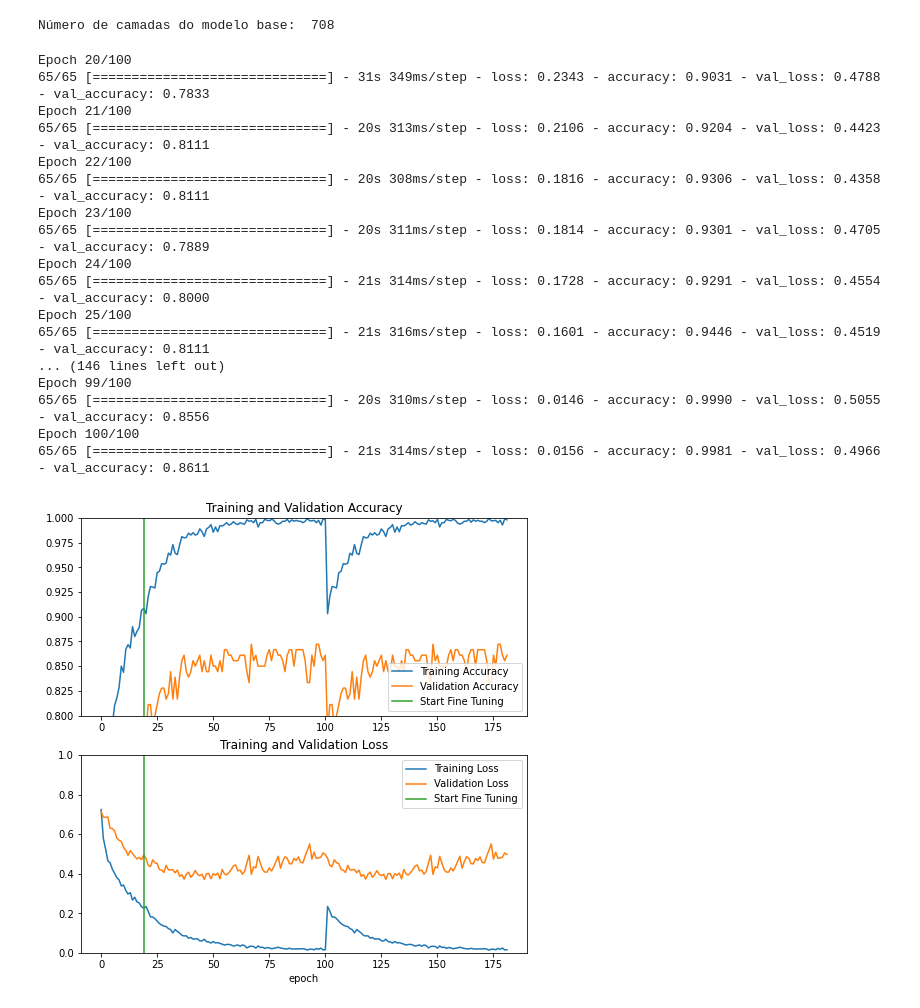
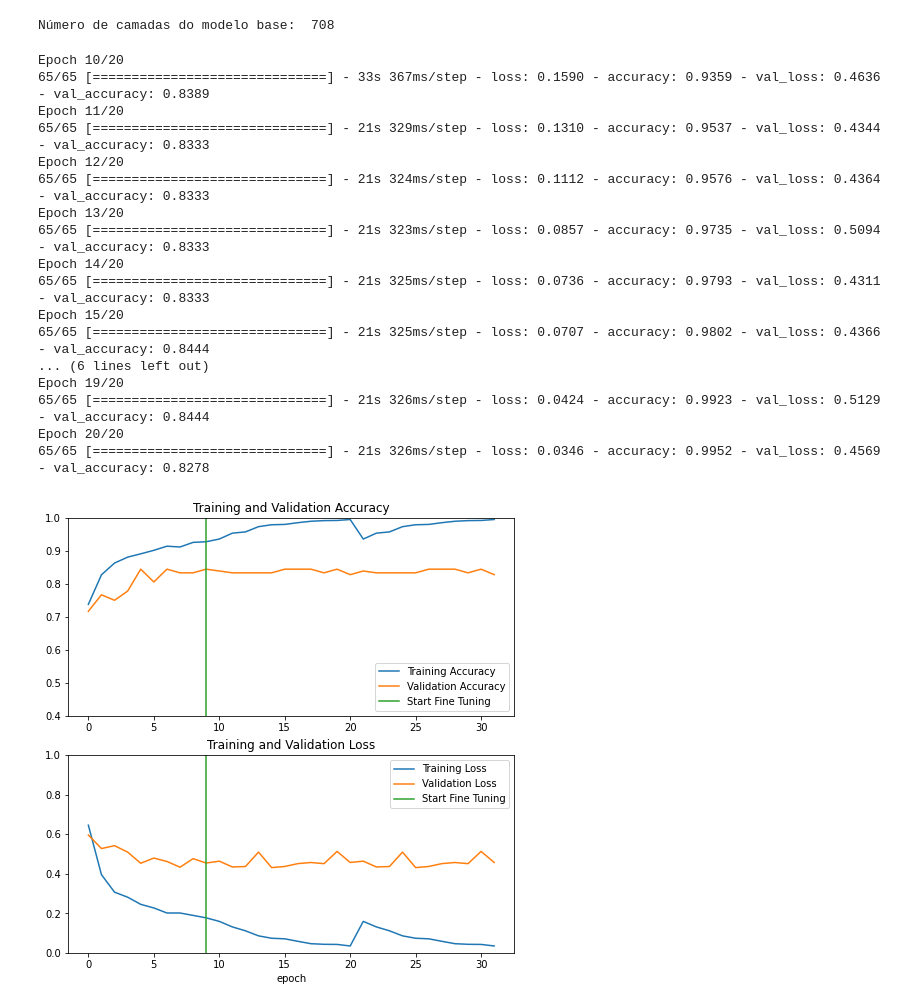
Before and after one commit to danielmacedodc/SIBGRAPI_2022, a Jupyter notebook: Explainability_Breast _Cancer_DenseNet.ipynb, the cells around one changed output. Cells and saved outputs as stored; diff of their text form; code cells hidden in the pictures.

```diff
--- a/Explainability_Breast _Cancer_DenseNet.ipynb
+++ b/Explainability_Breast _Cancer_DenseNet.ipynb
@@ -79,7 +79,7 @@ test_dir = 'BreakHis400x_Balanceado/Dataset/test_set/'
 # Especificações para o treinamento da rede
 IMG_SHAPE = (224, 224, 3)
 BATCH_SIZE = 32
-EPOCHS = 100
+EPOCHS = 20
 # %%
 train_datagen = ImageDataGenerator(rescale=1./255)
 valid_datagen = ImageDataGenerator(rescale=1./255)
@@ -137,8 +137,8 @@ inputs = Input(shape=IMG_SHAPE)
 x = basemodel(inputs)
 
 x = Dense(256, activation="relu")(x)
-x = Dropout(0.4)(x)
-
+x = Dropout(0.5)(x)
+'''
 x = BatchNormalization()(x)
 x = Dense(128, activation="relu")(x)
 x = Dropout(0.3)(x)
@@ -150,6 +150,7 @@ x = Dropout(0.2)(x)
 x = BatchNormalization()(x)
 x = Dense(32, activation="relu")(x)
 x = Dropout(0.2)(x)
+'''
 
 outputs = Dense(1, activation="sigmoid")(x)
 
@@ -165,8 +166,8 @@ base_learning_rate = 0.0001
 opt = Adam(learning_rate=base_learning_rate)
 model.compile(loss="binary_crossentropy", optimizer=opt, metrics=["accuracy"])
 # %%
-# Fase 1 - treina apenas com algumas épocas (20% do total)
-initial_epochs = int(EPOCHS*0.2)
+# Fase 1 - treina apenas com algumas épocas (50% do total)
+initial_epochs = int(EPOCHS*0.5)
 history = model.fit(train_data,
                     epochs=initial_epochs,
                     validation_data=val_data)
@@ -234,59 +238,59 @@ for layer in basemodel.layers[-int(len(basemodel.layers)*0.2):]:
 opt = Adam(learning_rate=base_learning_rate/10)
 model.compile(loss="binary_crossentropy", optimizer=opt, metrics=["accuracy"])
 # %%
-# Fase 2 - treina apenas com a quantidade de épocas que faltam (80% finais)
+# Fase 2 - treina apenas com a quantidade de épocas que faltam (50% finais)
 # Note que iniciará de initial_epoch=history.epoch[-1]
 history_fine = model.fit(train_data,
                     epochs=EPOCHS,
                     initial_epoch=history.epoch[-1],
                     validation_data=val_data)
 # %% [output]
-Epoch 20/100
-65/65 [==============================] - 31s 349ms/step - loss: 0.2343 - accuracy: 0.9031 - val_loss: 0.4788 - val_accuracy: 0.7833
-Epoch 21/100
-65/65 [==============================] - 20s 313ms/step - loss: 0.2106 - accuracy: 0.9204 - val_loss: 0.4423 - val_accuracy: 0.8111
-Epoch 22/100
-65/65 [==============================] - 20s 308ms/step - loss: 0.1816 - accuracy: 0.9306 - val_loss: 0.4358 - val_accuracy: 0.8111
-Epoch 23/100
-65/65 [==============================] - 20s 311ms/step - loss: 0.1814 - accuracy: 0.9301 - val_loss: 0.4705 - val_accuracy: 0.7889
-Epoch 24/100
-65/65 [==============================] - 21s 314ms/step - loss: 0.1728 - accuracy: 0.9291 - val_loss: 0.4554 - val_accuracy: 0.8000
-Epoch 25/100
-65/65 [==============================] - 21s 316ms/step - loss: 0.1601 - accuracy: 0.9446 - val_loss: 0.4519 - val_accuracy: 0.8111
-... (146 lines left out)
-Epoch 99/100
-65/65 [==============================] - 20s 310ms/step - loss: 0.0146 - accuracy: 0.9990 - val_loss: 0.5055 - val_accuracy: 0.8556
-Epoch 100/100
-65/65 [==============================] - 21s 314ms/step - loss: 0.0156 - accuracy: 0.9981 - val_loss: 0.4966 - val_accuracy: 0.8611
+Epoch 10/20
+65/65 [==============================] - 33s 367ms/step - loss: 0.1590 - accuracy: 0.9359 - val_loss: 0.4636 - val_accuracy: 0.8389
+Epoch 11/20
+65/65 [==============================] - 21s 329ms/step - loss: 0.1310 - accuracy: 0.9537 - val_loss: 0.4344 - val_accuracy: 0.8333
+Epoch 12/20
+65/65 [==============================] - 21s 324ms/step - loss: 0.1112 - accuracy: 0.9576 - val_loss: 0.4364 - val_accuracy: 0.8333
+Epoch 13/20
+65/65 [==============================] - 21s 323ms/step - loss: 0.0857 - accuracy: 0.9735 - val_loss: 0.5094 - val_accuracy: 0.8333
+Epoch 14/20
+65/65 [==============================] - 21s 325ms/step - loss: 0.0736 - accuracy: 0.9793 - val_loss: 0.4311 - val_accuracy: 0.8333
+Epoch 15/20
+65/65 [==============================] - 21s 325ms/step - loss: 0.0707 - accuracy: 0.9802 - val_loss: 0.4366 - val_accuracy: 0.8444
+... (6 lines left out)
+Epoch 19/20
+65/65 [==============================] - 21s 326ms/step - loss: 0.0424 - accuracy: 0.9923 - val_loss: 0.5129 - val_accuracy: 0.8444
+Epoch 20/20
+65/65 [==============================] - 21s 326ms/step - loss: 0.0346 - accuracy: 0.9952 - val_loss: 0.4569 - val_accuracy: 0.8278
 # %%
 acc += history_fine.history['accuracy']
 val_acc += history_fine.history['val_accuracy']
 
 loss += history_fine.history['loss']
 val_loss += history_fine.history['val_loss']
 
 plt.figure(figsize=(8, 8))
 plt.subplot(2, 1, 1)
 plt.plot(acc, label='Training Accuracy')
 plt.plot(val_acc, label='Validation Accuracy')
-plt.ylim([0.8, 1])
+plt.ylim([0.4, 1.0])
 plt.plot([initial_epochs-1,initial_epochs-1],
           plt.ylim(), label='Start Fine Tuning')
 plt.legend(loc='lower right')
 plt.title('Training and Validation Accuracy')
 
 plt.subplot(2, 1, 2)
 plt.plot(loss, label='Training Loss')
 plt.plot(val_loss, label='Validation Loss')
 plt.ylim([0, 1.0])
 plt.plot([initial_epochs-1,initial_epochs-1],
          plt.ylim(), label='Start Fine Tuning')
 plt.legend(loc='upper right')
 plt.title('Training and Validation Loss')
 plt.xlabel('epoch')
 plt.show()
 # %% [output]
-[figure, old version]
+[figure, new version]
 # %%
 # Avaliação usando os dados de testes
 model.evaluate(test_data)
```
Also changed, not shown: parts of 5 cells of this notebook, 1 other file.
